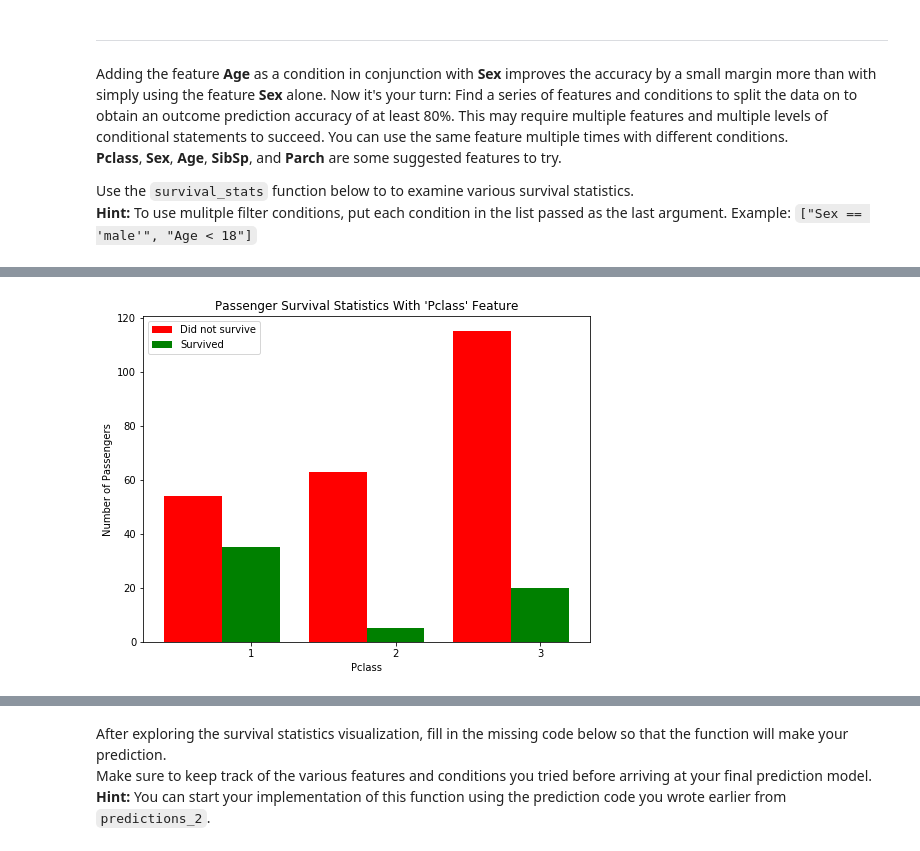
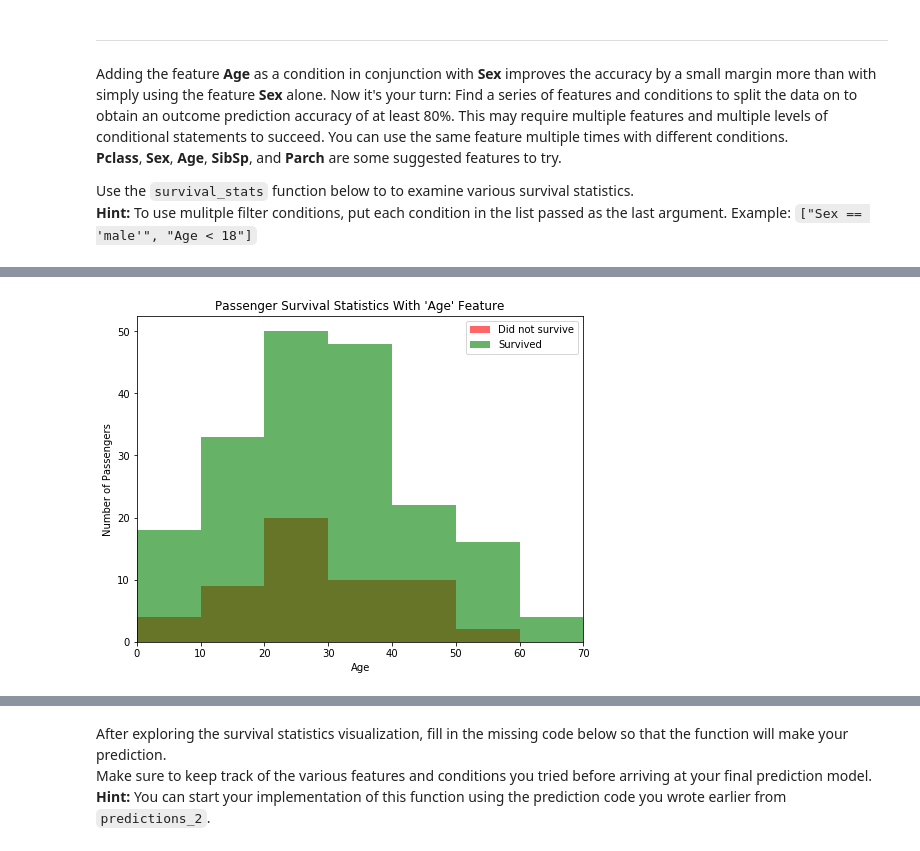
Before and after one commit to jorellano/mlnd, a Jupyter notebook: machine-learning-master/titanic_survival_exploration/titanic_survival_exploration.ipynb, the cells around one changed output, grey strips where cells are left out. Cells and saved outputs as stored; diff of their text form; code cells hidden in the pictures.

```diff
--- a/machine-learning-master/titanic_survival_exploration/titanic_survival_exploration.ipynb
+++ b/machine-learning-master/titanic_survival_exploration/titanic_survival_exploration.ipynb
@@ -217,4 +238,4 @@ Use the `survival_stats` function below to to examine various survival statistic
 # %%
-vs.survival_stats(data, outcomes, 'Pclass', ["Sex == 'male'", "Age >= 25"])
+vs.survival_stats(data, outcomes, 'Age', ["Sex == 'female'", "SibSp < 3"])
 # %% [output]
-[figure, old version]
+[figure, new version]
```
Also changed, not shown: parts of 18 cells of this notebook.
